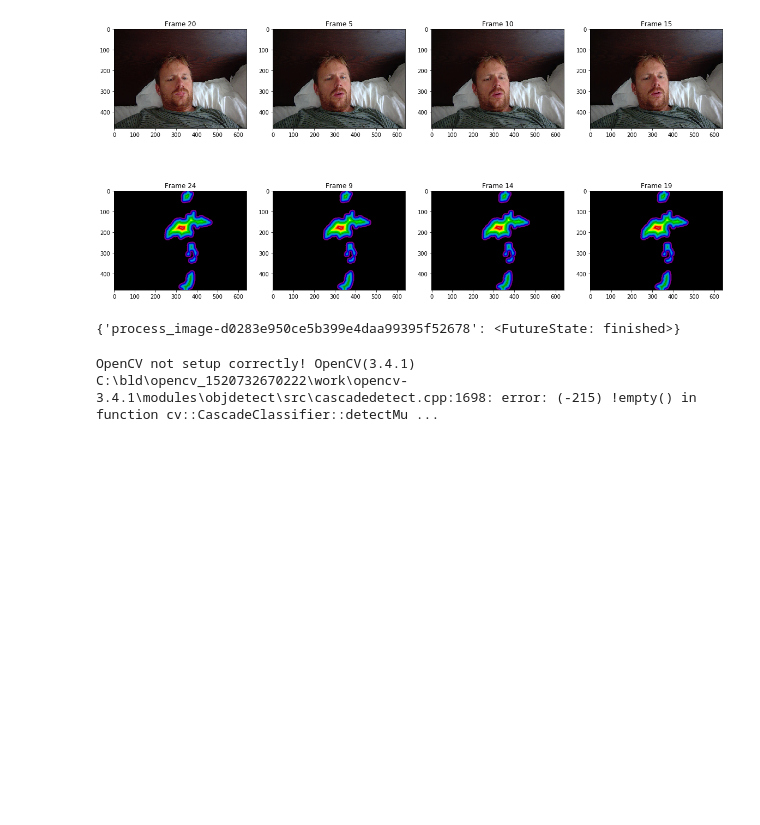
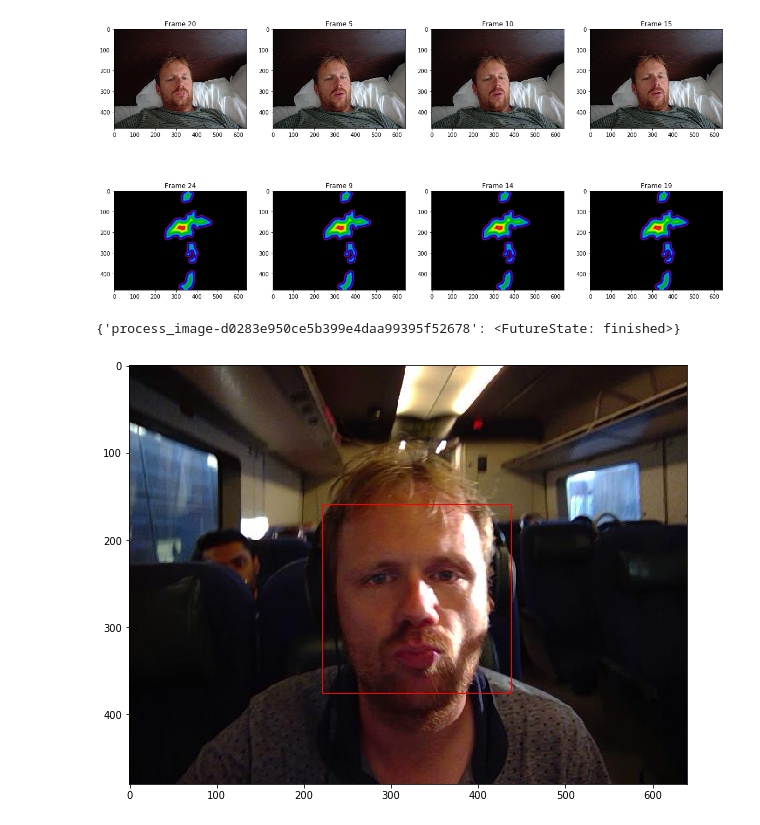
Before and after one commit to 4Quant/MaxIV_SummerSchool_2018, a Jupyter notebook: Exercises/StreamingExample.ipynb, the cells around one changed output. Saved outputs shown, nothing was run; the diff lists cells and outputs as text; code cells hidden in the pictures; blank space fills up the shorter version.

Commit message:
reducing image size, adding face detector, adding workflow slides

```diff
--- a/Exercises/StreamingExample.ipynb
+++ b/Exercises/StreamingExample.ipynb
@@ -112,20 +112,28 @@ client.futures
 # %% [output]
 {'process_image-d0283e950ce5b399e4daa99395f52678': <FutureState: finished>}
 # %%
+import matplotlib.patches as patches
+
 def detect_faces(raw_img):
     import cv2
     img = raw_img[:, :, ::-1]
     gray = cv2.cvtColor(img, cv2.COLOR_BGR2GRAY)
-    face_cascade = cv2.CascadeClassifier('data/haarcascade_frontalface_default.xml')
-    faces = face_cascade.detectMultiScale(gray, 1.3, 5)
+    face_cascade = cv2.CascadeClassifier(
+        'haar_face.xml')
+    return face_cascade.detectMultiScale(gray, 1.3, 5)
+
+
+try:
+    fig, ax1 = plt.subplots(1,1, figsize = (10, 10))
+    plt.imshow(test_img)
+    faces = detect_faces(test_img)
     for (x, y, w, h) in faces:
-        cv2.rectangle(img, (x, y), (x+w, y+h), (255, 0, 0), 2)
-        roi_gray = gray[y:y+h, x:x+w]
-        roi_color = img[y:y+h, x:x+w]
-    return img
-try:
-    plt.imshow(detect_faces(test_img))
+        rect = patches.Rectangle((x, y), w, h, linewidth=1,
+                         edgecolor='r', facecolor='none')
+        # Add the patch to the Axes
+        ax1.add_patch(rect)
+
 except Exception as e:
     print('OpenCV not setup correctly!', e)
 # %% [output]
-OpenCV not setup correctly! OpenCV(3.4.1) C:\bld\opencv_1520732670222\work\opencv-3.4.1\modules\objdetect\src\cascadedetect.cpp:1698: error: (-215) !empty() in function cv::CascadeClassifier::detectMu ...
+[figure, added]
```
Also changed, not shown: 2 other files.
